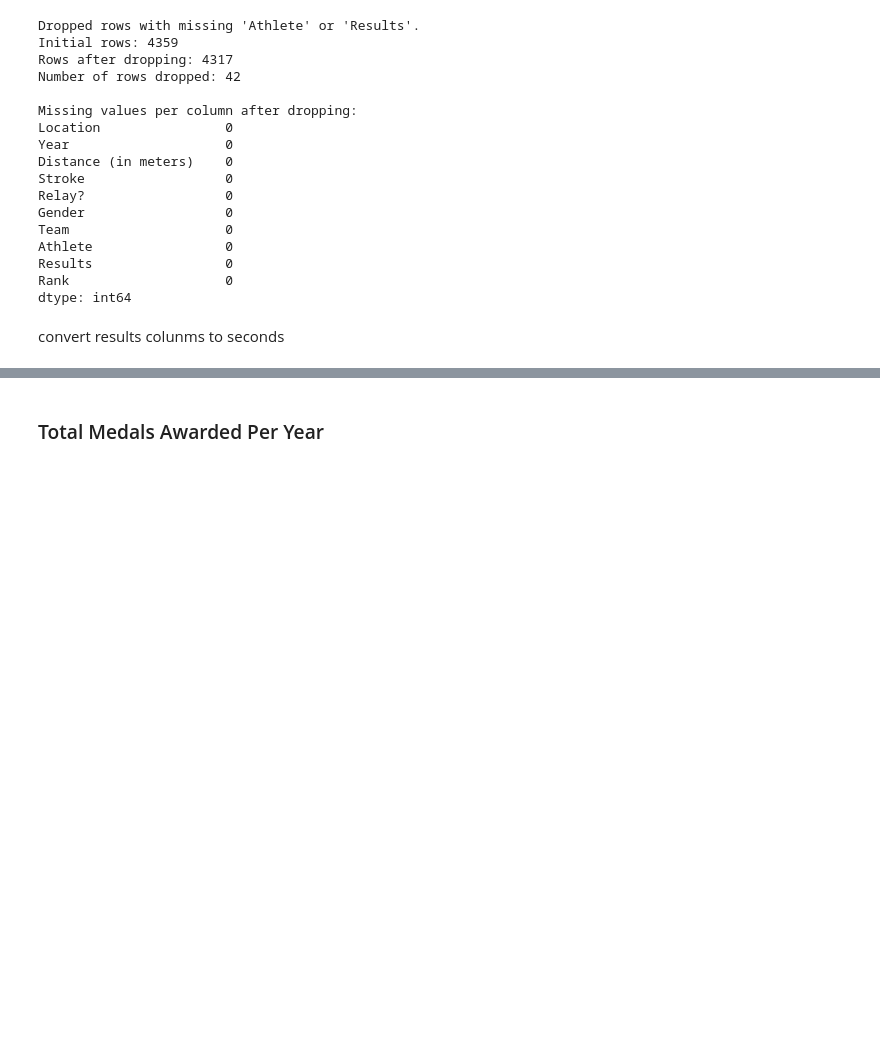
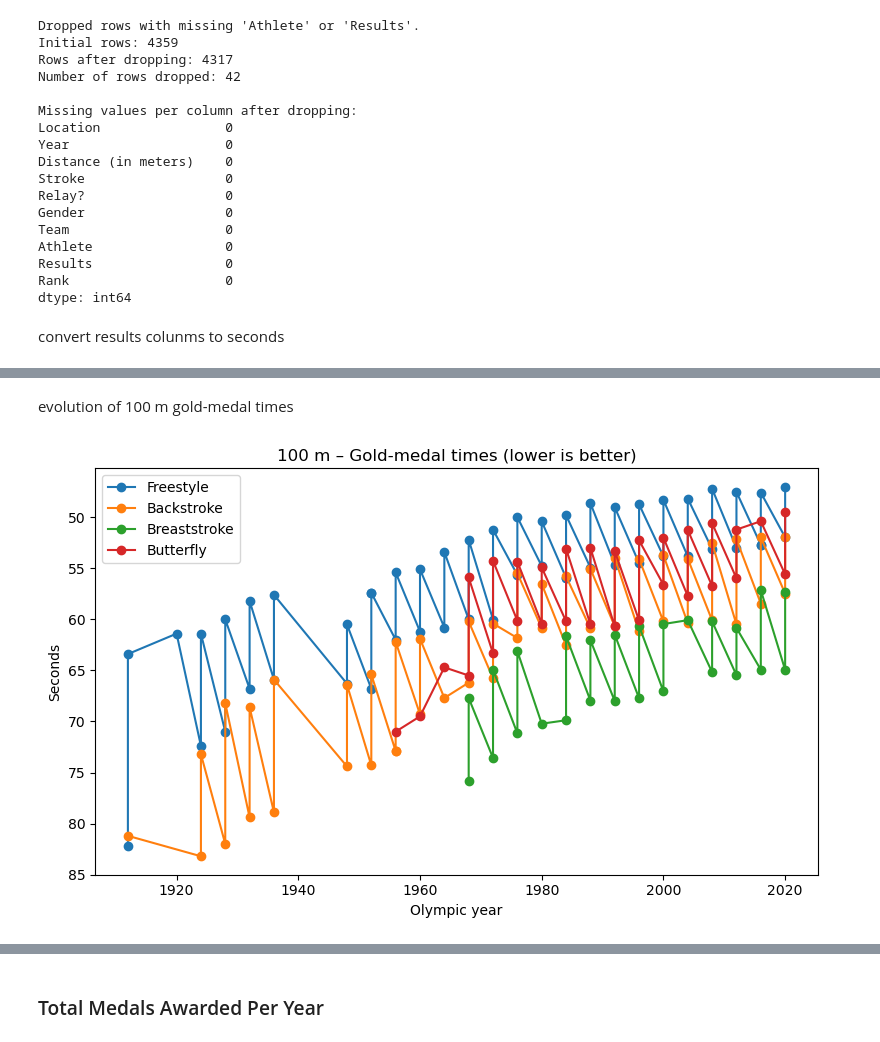
Before and after one commit to PrielDavid/olympic_swimming_analysis, a Jupyter notebook: Notebooks/eda_and_preprocessing.ipynb, the cells around one changed output, grey strips where cells are left out. Drawn from its saved outputs; the diff is of its cells as text; code cells hidden in the pictures; blank space fills up the shorter version.

```diff
--- a/Notebooks/eda_and_preprocessing.ipynb
+++ b/Notebooks/eda_and_preprocessing.ipynb
@@ -96,0 +147,20 @@ convert results colunms to seconds
+# %% [markdown]
+evolution of 100 m gold-medal times
+# %%
+
+# Keep only gold medals (Rank == 1)
+gold = df[df["Rank"] == 1]
+plt.figure(figsize=(8, 5))
+for stroke in ["Freestyle", "Backstroke", "Breaststroke", "Butterfly"]:
+    sub = gold[(gold["distance_m"] == 100) & (gold["Stroke"] == stroke)]
+    plt.plot(sub["Year"], sub["result_seconds"], marker="o", label=stroke)
+
+plt.gca().invert_yaxis()      # Lower = faster, so invert for intuitive visual
+plt.title("100 m – Gold-medal times (lower is better)")
+plt.xlabel("Olympic year")
+plt.ylabel("Seconds")
+plt.legend()
+plt.tight_layout()
+plt.show()
+# %% [output]
+[figure, added]
```
Also changed, not shown: parts of 19 cells of this notebook.
